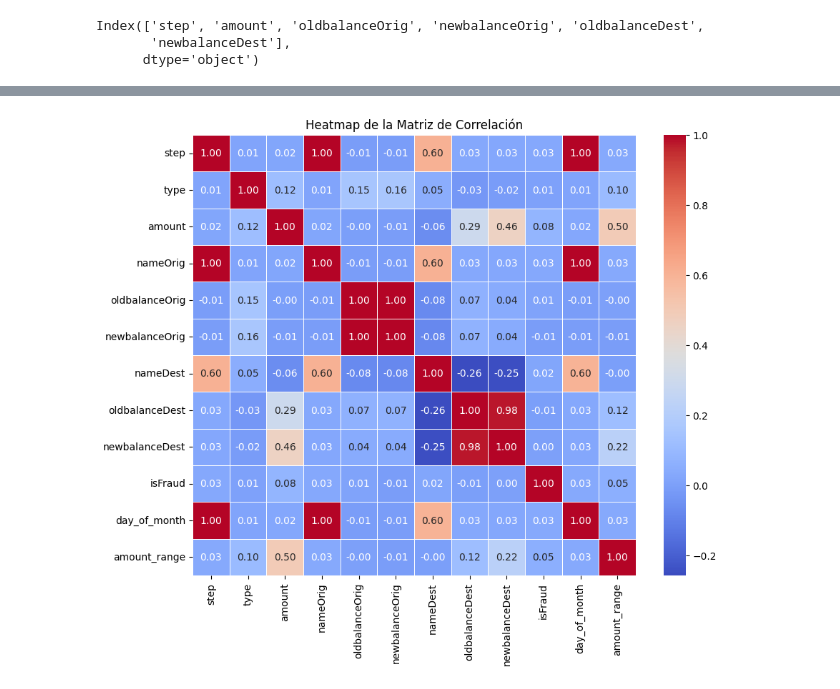
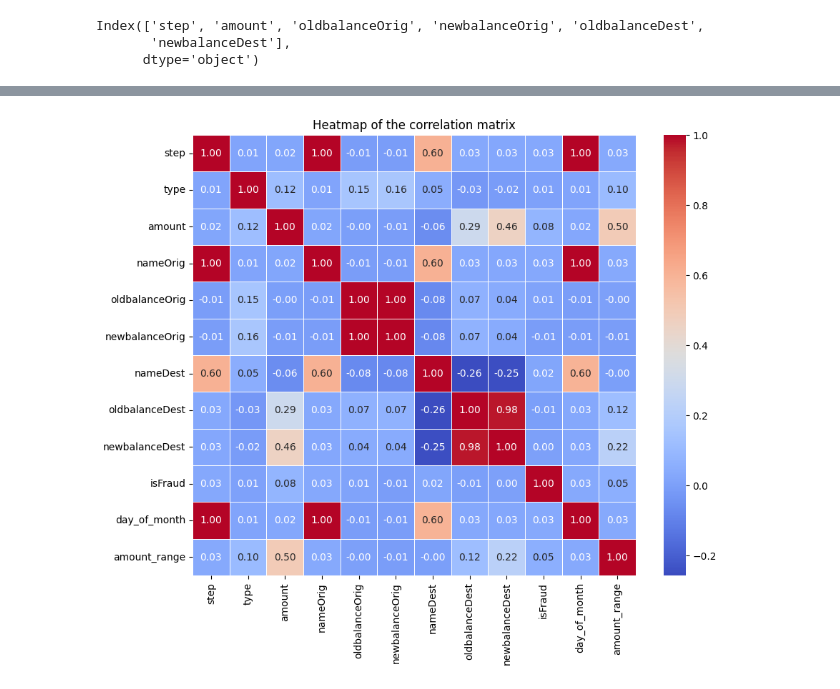
Before and after one commit to AMaldu/fraud_detection, a Jupyter notebook: notebooks/bivariate_analysis.ipynb, the cells around one changed output, grey strips where cells are left out. Saved outputs shown, nothing was run; the diff lists cells and outputs as text; code cells hidden in the pictures.

```diff
--- a/notebooks/bivariate_analysis.ipynb
+++ b/notebooks/bivariate_analysis.ipynb
@@ -120,0 +133,2 @@ Taking into consideration that these are proportions, not total values.
+# %%
+data['hour_of_day'] = data['step'] % 24
@@ -411,0 +582,23 @@ correlacion = df_encoded.corr()
+# %%
+is_cached = False
+
+try:
+    %store -r correlation
+    if 'correlation' in locals():
+        is_cached = True
+except (NameError, KeyError):
+    is_cached = False
+
+if is_cached:
+    print("The correlation matrix is stored in cache")
+else:
+    print("Correlation matrix not found. Calculating...")
+
+    encoder = ce.TargetEncoder(cols=categorical_cols)
+
+    target_col = numerical_cols[0]
+
+    df_encoded = encoder.fit_transform(data, data[target_col])
+    correlation = df_encoded.corr()
+
+    %store correlation
@@ -412,8 +623,8 @@ correlacion = df_encoded.corr()
 # %%
 plt.figure(figsize=(10, 8))
-sns.heatmap(correlacion, annot=True, fmt=".2f", cmap='coolwarm', linewidths=0.5)
-plt.title('Heatmap de la Matriz de Correlación')
+sns.heatmap(correlation, annot=True, fmt=".2f", cmap='coolwarm', linewidths=0.5)
+plt.title('Heatmap of the correlation matrix')
 plt.show()
 # %% [output]
-[figure, old version]
+[figure, new version]
 # %%
```
Also changed, not shown: parts of 44 cells of this notebook.
